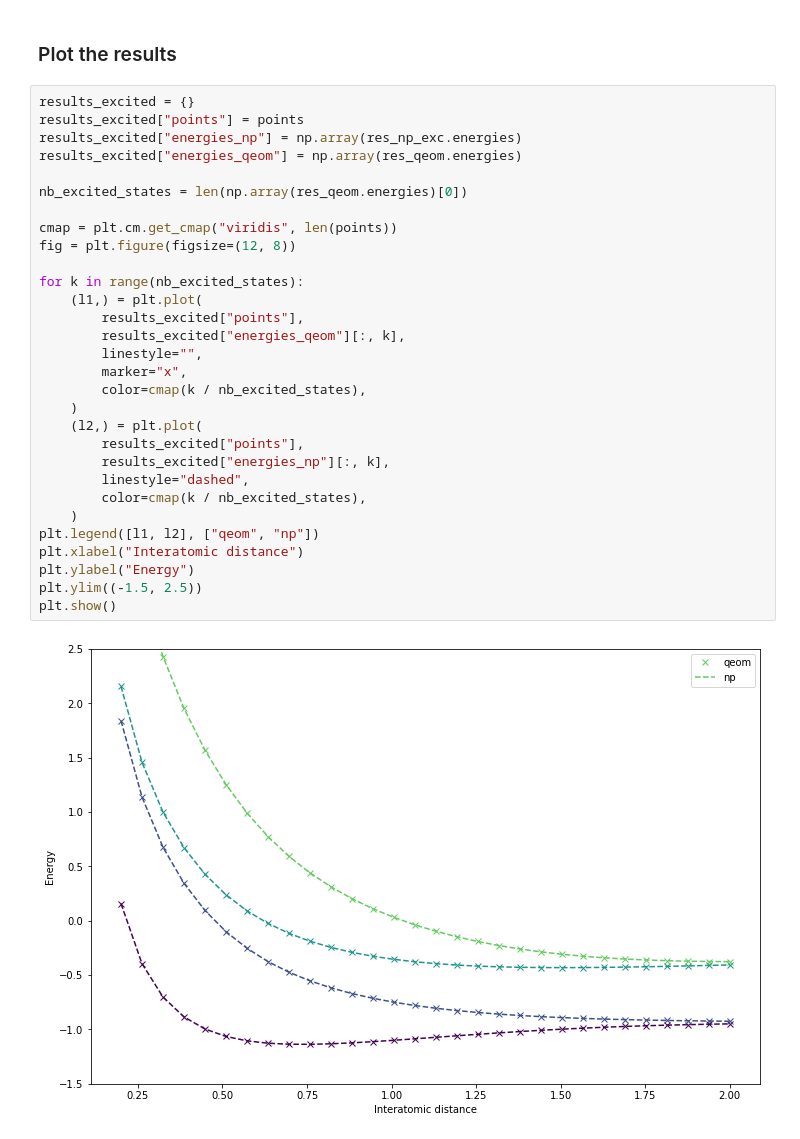
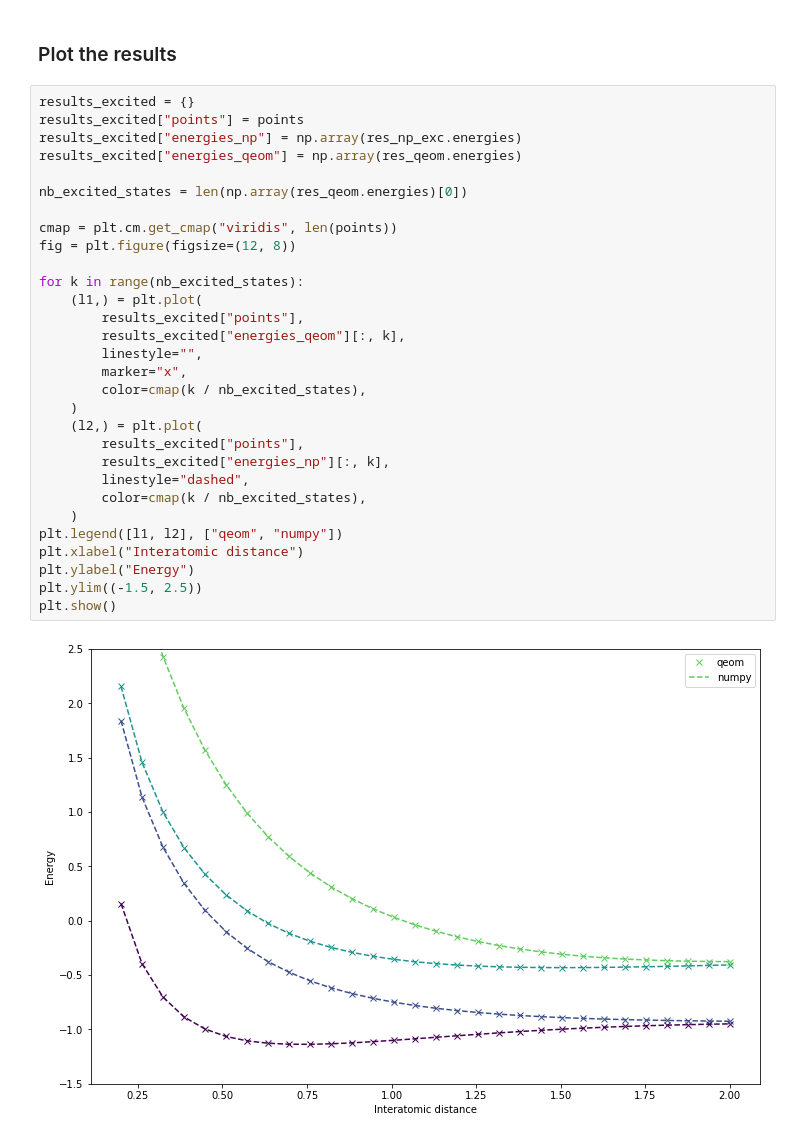
Before and after one commit to qiskit-community/qiskit-nature, a Jupyter notebook: docs/tutorials/05_Sampling_potential_energy_surfaces.ipynb, the cells around one changed output. Saved outputs shown, nothing was run; the diff lists cells and outputs as text.

```diff
--- a/docs/tutorials/05_Sampling_potential_energy_surfaces.ipynb
+++ b/docs/tutorials/05_Sampling_potential_energy_surfaces.ipynb
@@ -302,35 +302,35 @@ res_np_exc = bs_np_exc.sample(es_problem, points)
 # %%
 results_excited = {}
 results_excited["points"] = points
 results_excited["energies_np"] = np.array(res_np_exc.energies)
 results_excited["energies_qeom"] = np.array(res_qeom.energies)
 
 nb_excited_states = len(np.array(res_qeom.energies)[0])
 
 cmap = plt.cm.get_cmap("viridis", len(points))
 fig = plt.figure(figsize=(12, 8))
 
 for k in range(nb_excited_states):
     (l1,) = plt.plot(
         results_excited["points"],
         results_excited["energies_qeom"][:, k],
         linestyle="",
         marker="x",
         color=cmap(k / nb_excited_states),
     )
     (l2,) = plt.plot(
         results_excited["points"],
         results_excited["energies_np"][:, k],
         linestyle="dashed",
         color=cmap(k / nb_excited_states),
     )
-plt.legend([l1, l2], ["qeom", "np"])
+plt.legend([l1, l2], ["qeom", "numpy"])
 plt.xlabel("Interatomic distance")
 plt.ylabel("Energy")
 plt.ylim((-1.5, 2.5))
 plt.show()
 # %% [output]
-[figure, old version]
+[figure, new version]
 # %%
 import qiskit.tools.jupyter
 
```
Also changed, not shown: parts of 1 cell of this notebook, 2 other files.
